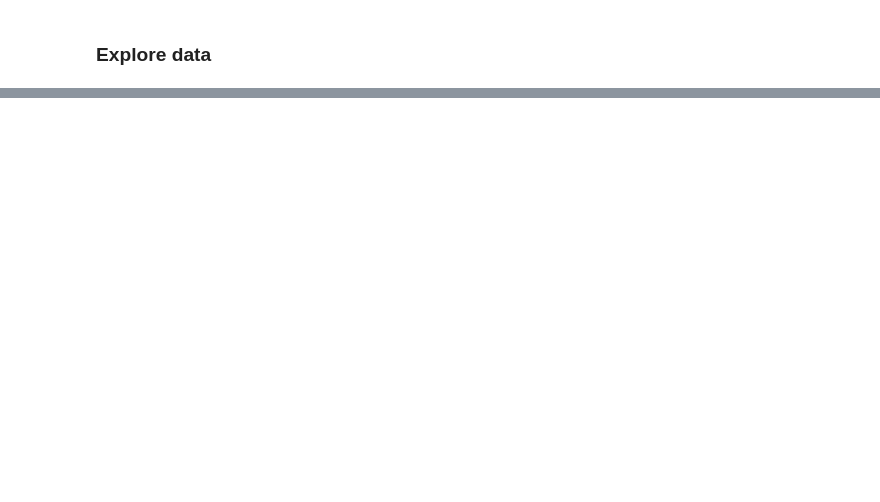
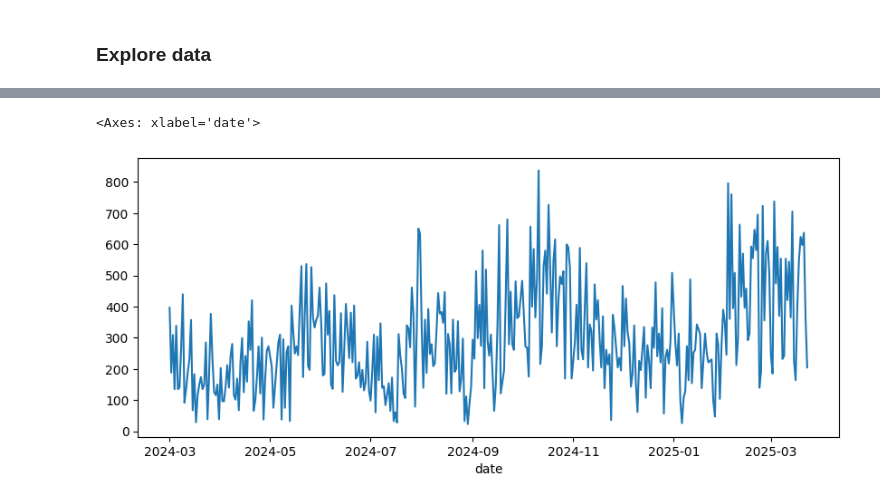
Before and after one commit to AriesDjae/Coffee-sales-forecasting, a Jupyter notebook: notebooks/processing.ipynb, the cells around one changed output, grey strips where cells are left out. Cells and saved outputs as stored; diff of their text form; code cells hidden in the pictures; blank space fills up the shorter version.

```diff
--- a/notebooks/processing.ipynb
+++ b/notebooks/processing.ipynb
@@ -147,0 +113,3 @@ Apakah perubahan metode pembayaran memengaruhi proyeksi pendapatan?
+# %%
+df_fc = df_final[['datetime','coffee_name','money']]
+df_fc.head()
@@ -147,0 +130,14 @@ Apakah perubahan metode pembayaran memengaruhi proyeksi pendapatan?
+# %%
+df_fc['datetime'] = pd.to_datetime(df_fc['datetime'])
+df_fc = df_fc.sort_values('datetime')
+# %%
+df_daily = (
+    df_fc
+    .groupby(df_fc['datetime'].dt.date)['money']
+    .sum()
+    .reset_index()
+)
+
+
+df_daily.columns = ['date', 'money']
+df_daily.head()
@@ -147,0 +163,6 @@ Apakah perubahan metode pembayaran memengaruhi proyeksi pendapatan?
+# %%
+import matplotlib.pyplot as plt
+df_daily.set_index('date')['money'].plot(figsize=(10,4))
+# %% [output]
+<Axes: xlabel='date'>
+[figure, added]
```
Also changed, not shown: parts of 8 cells of this notebook, 1 other file.
